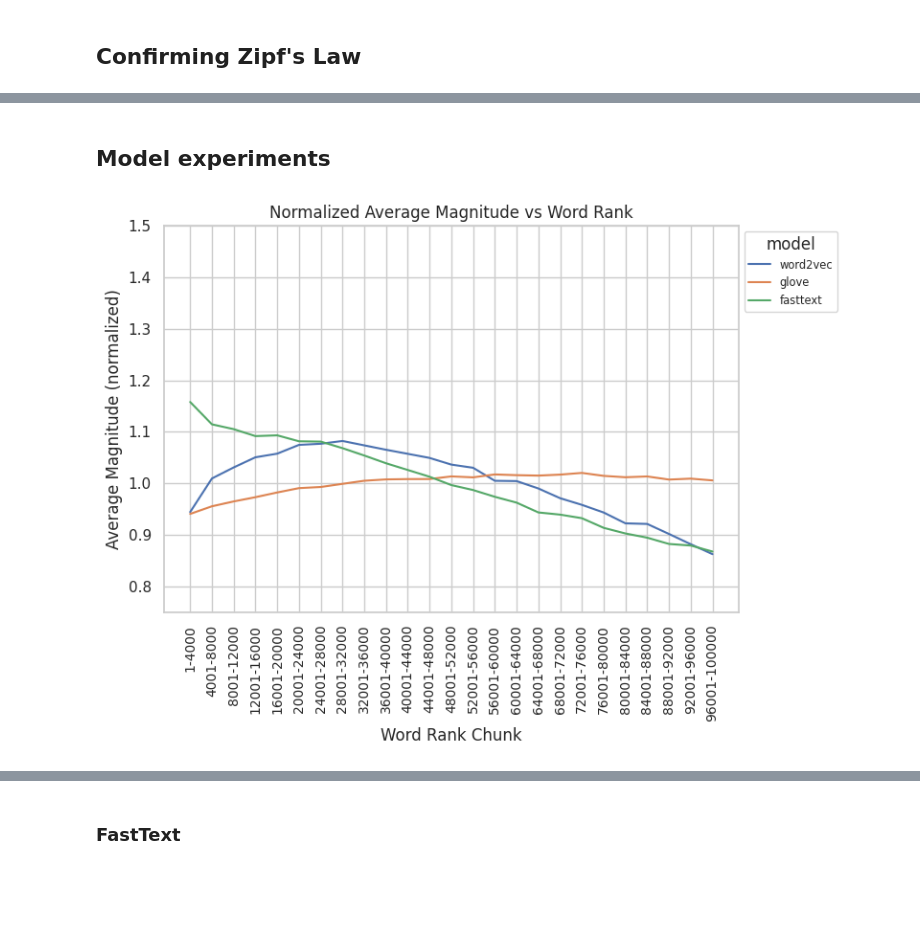
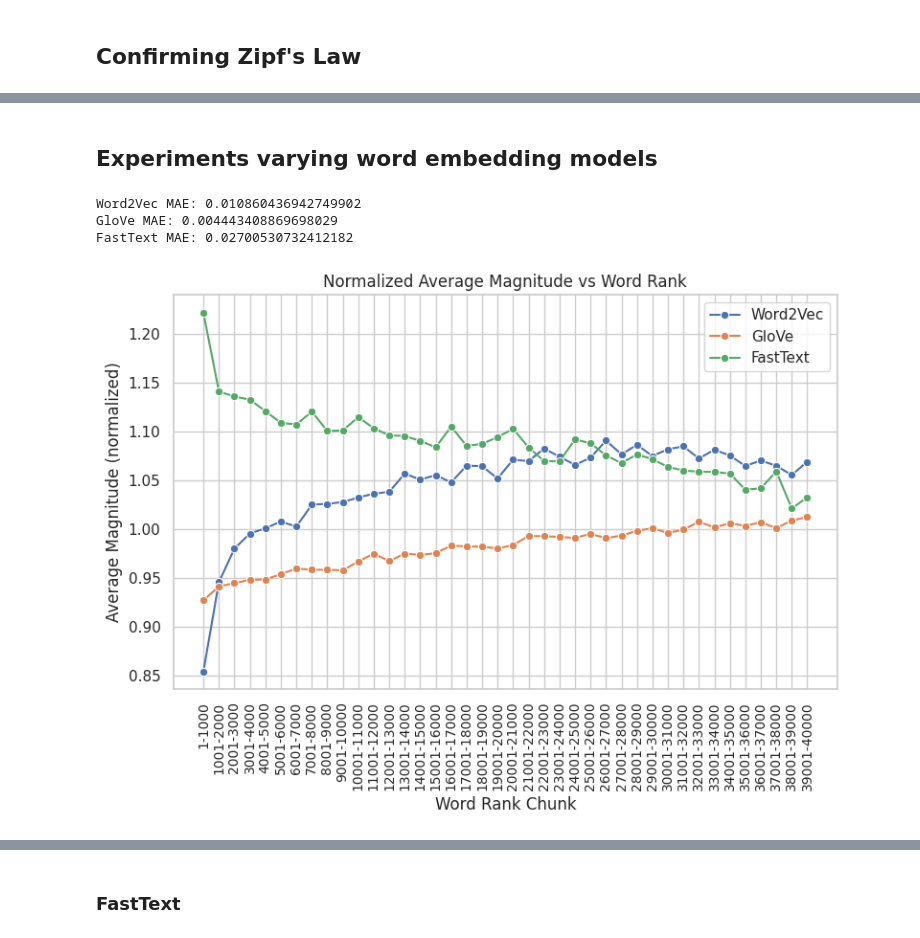
Before and after one commit to harrison-f-stropkay/72-final-project, a Jupyter notebook: analysis.ipynb, the cells around one changed output, grey strips where cells are left out. Saved outputs shown, nothing was run; the diff lists cells and outputs as text; code cells hidden in the pictures; blank space fills up the shorter version.

```diff
--- a/analysis.ipynb
+++ b/analysis.ipynb
@@ -365,5 +390,5 @@ for t in [False]:
-# %% [markdown]
-## Model experiments
+# %% [markdown]
+## Experiments varying word embedding models
 # %%
 model_data = {
     "word2vec": "english-word2vec",
@@ -376,8 +401,8 @@ import matplotlib.pyplot as plt
 import seaborn as sns
 
 
-num_words_per_chunk = 4000
-num_chunks = 25
+num_words_per_chunk = 1000
+num_chunks = 40
 
 avg_magnitudes = []
 for model, modelname in model_data.items():
@@ -392,36 +417,67 @@ for model, modelname in model_data.items():
     # Calculate average magnitude for each chunk
     for i in range(num_chunks):
         chunk_start = i * num_words_per_chunk
         chunk_end = chunk_start + num_words_per_chunk
         chunk = df.iloc[chunk_start:chunk_end]
         avg_magnitude = chunk["magnitude"].mean()
 
         avg_magnitudes.append(
             {
                 "Word Rank Chunk": f"{chunk_start + 1}-{chunk_end}",
                 "Average Magnitude": avg_magnitude,
                 "model": model,
             }
         )
 
+# Convert to DataFrame
+data = pd.DataFrame(avg_magnitudes)
+# Replace model names with more readable names
+data["model"] = data["model"].replace(
+    {"word2vec": "Word2Vec", "glove": "GloVe", "fasttext": "FastText"}
+)
+
+
+# Define a logarithmic function to fit
+def log_func(x, a, b):
+    return a * np.log(b * x)
+
+
+# Fit the data and print mse for each model
+for model in data["model"].unique():
+
+    df = data[data["model"] == model]
+
+    # Fit the log curve
+    x = df["Word Rank Chunk"].str.split("-", expand=True)[1].astype(int).values
+    y = df["Average Magnitude"].values
+    opt, _ = curve_fit(log_func, x, y, maxfev=10000)
+    y_fit = log_func(x, *opt)
+
+    # Calculate MAE
+    mse = np.mean(np.abs(y - y_fit))
+    print(f"{model} MAE: {mse}")
+
+
 # Plot using Seaborn
 plt.figure(figsize=(8, 6))
 sns.lineplot(
-    data=pd.DataFrame(avg_magnitudes),
+    data=data,
     x="Word Rank Chunk",
     y="Average Magnitude",
     hue="model",
-    # make the x-axis labels more readable, font size smaller
+    marker="o",
 )
 plt.xticks(rotation=90, fontsize="small")
 plt.xlabel("Word Rank Chunk")
-plt.ylim(0.75, 1.5)
 plt.ylabel("Average Magnitude (normalized)")
 plt.title(f"Normalized Average Magnitude vs Word Rank")
-plt.legend(loc="upper left", bbox_to_anchor=(1, 1), fontsize="x-small", title="model")
+plt.legend()
 plt.grid(True)
 plt.tight_layout()
 plt.show()
 # %% [output]
+Word2Vec MAE: 0.010860436942749902
+GloVe MAE: 0.004443408869698029
+FastText MAE: 0.02700530732412182
-[figure, old version]
+[figure, new version]
 # %%
```
Also changed, not shown: parts of 11 cells of this notebook, 1 other file.
